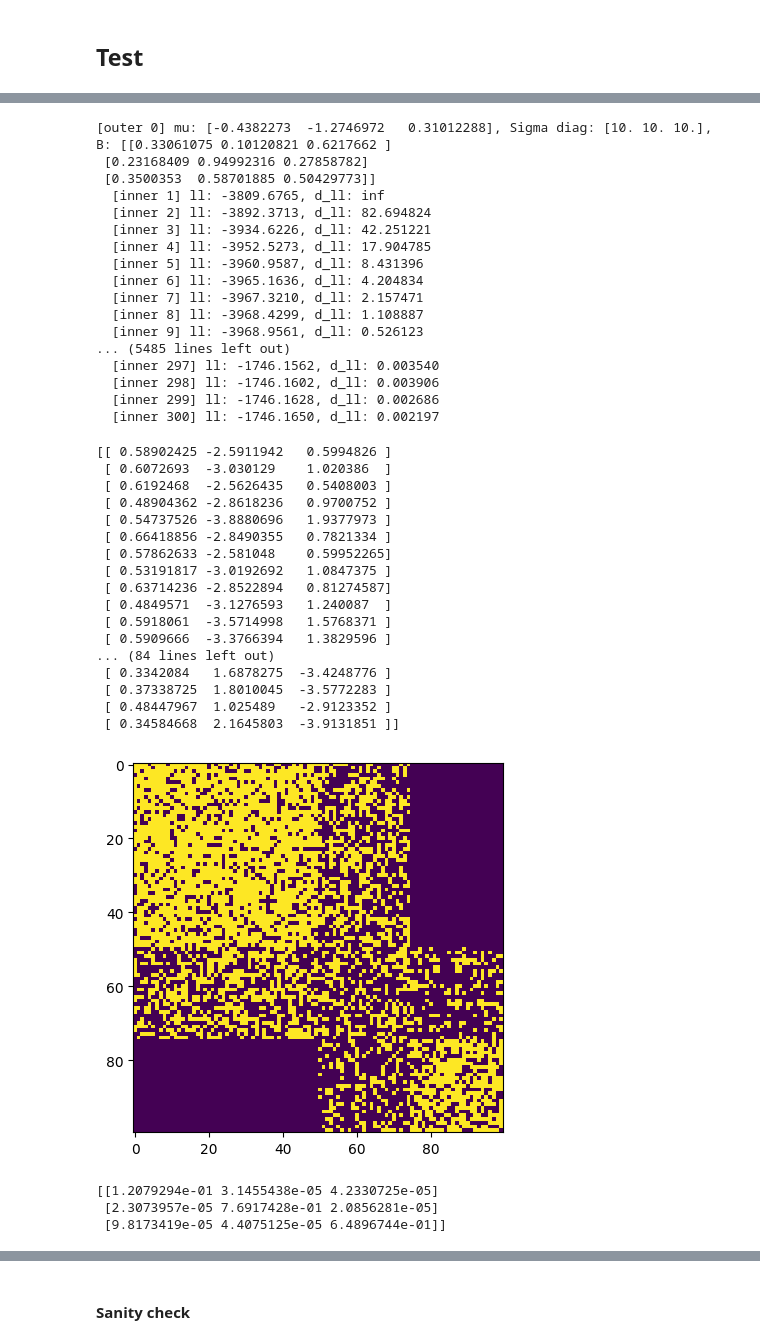
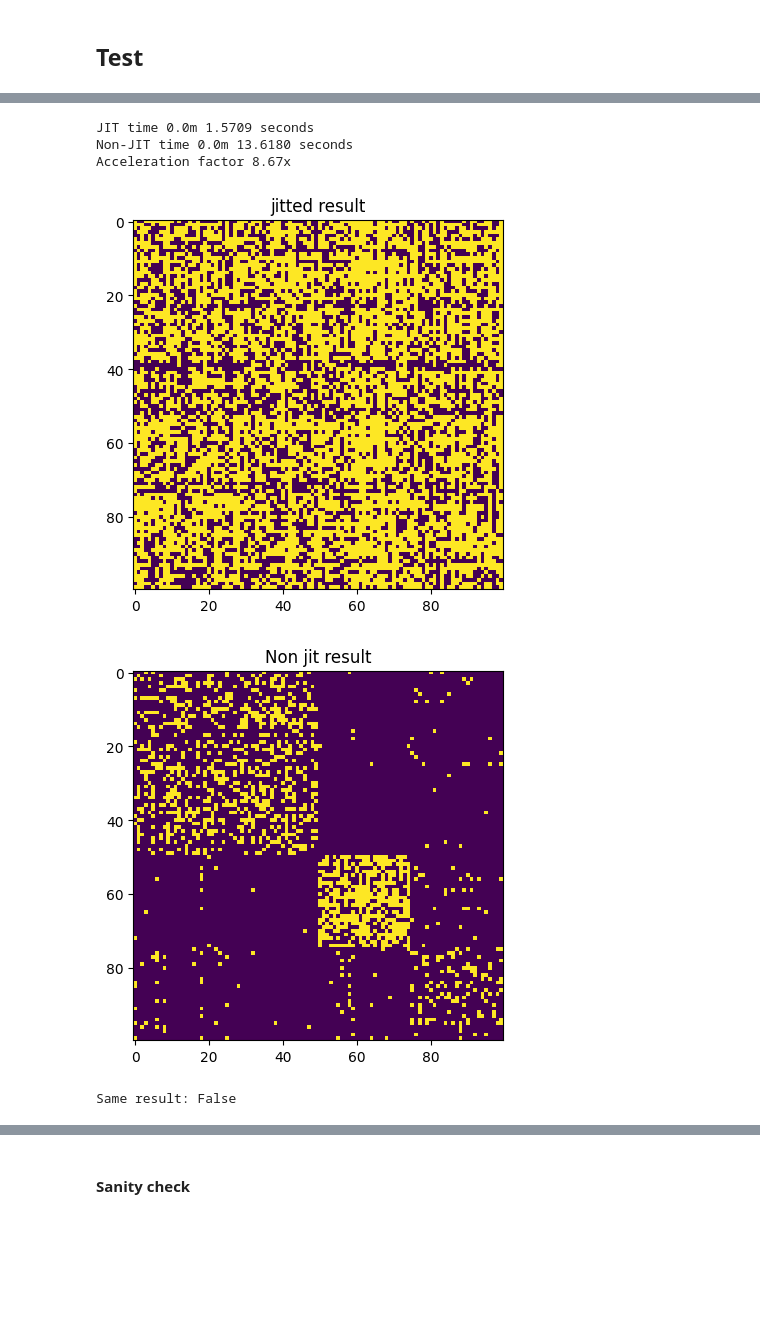
Before and after one commit to LaosAntreas/dMMSB, a Jupyter notebook: LNMMSB.ipynb, the cells around one changed output, grey strips where cells are left out. Saved outputs shown, nothing was run; the diff lists cells and outputs as text; code cells hidden in the pictures; blank space fills up the shorter version.

Commit message:
jit model add (needs fix)

```diff
--- a/LNMMSB.ipynb
+++ b/LNMMSB.ipynb
@@ -329,48 +331,40 @@ plt.show()
 # %%
-model = LNMMSB(nodes=100, roles=3, key=100)
-model.fit(E, verbose=True, max_inner_iters=300, max_outer_iters=20)
+import time
+start = time.time()
+model_jit = jit_LNMMSB(nodes=100, roles=3, key=43)
+model.fit(E, verbose=False, max_inner_iters=1000, max_outer_iters=1000)
+end = time.time()
+total_jit = end - start
+print(f"JIT time {total_jit // 60}m {total_jit % 60:.4f} seconds")
+
+start = time.time()
+model = LNMMSB(nodes=100, roles=3, key=43)
+model.fit(E, verbose=False, max_inner_iters=1000, max_outer_iters=1000)
+end = time.time()
+total_non_jit = end - start
+print(f"Non-JIT time {total_non_jit // 60}m {total_non_jit % 60:.4f} seconds")
+
+print(f"Acceleration factor {(total_non_jit / total_jit):.2f}x")
 # %% [output]
-[outer 0] mu: [-0.4382273  -1.2746972   0.31012288], Sigma diag: [10. 10. 10.], B: [[0.33061075 0.10120821 0.6217662 ]
- [0.23168409 0.94992316 0.27858782]
- [0.3500353  0.58701885 0.50429773]]
-  [inner 1] ll: -3809.6765, d_ll: inf
-  [inner 2] ll: -3892.3713, d_ll: 82.694824
-  [inner 3] ll: -3934.6226, d_ll: 42.251221
-  [inner 4] ll: -3952.5273, d_ll: 17.904785
-  [inner 5] ll: -3960.9587, d_ll: 8.431396
-  [inner 6] ll: -3965.1636, d_ll: 4.204834
-  [inner 7] ll: -3967.3210, d_ll: 2.157471
-  [inner 8] ll: -3968.4299, d_ll: 1.108887
-  [inner 9] ll: -3968.9561, d_ll: 0.526123
-... (5485 lines left out)
-  [inner 297] ll: -1746.1562, d_ll: 0.003540
-  [inner 298] ll: -1746.1602, d_ll: 0.003906
-  [inner 299] ll: -1746.1628, d_ll: 0.002686
-  [inner 300] ll: -1746.1650, d_ll: 0.002197
+JIT time 0.0m 1.5709 seconds
+Non-JIT time 0.0m 13.6180 seconds
+Acceleration factor 8.67x
 # %%
-print(model.gamma_tilde)
+
+E_sampled_jit = model_jit.generate_graph()
+plt.figure()
+plt.title("jitted result")
+plt.imshow(E_sampled_jit)
+plt.show()
+
 E_sampled = model.generate_graph()
+plt.figure()
+plt.title("Non jit result")
 plt.imshow(E_sampled)
 plt.show()
+
+print("Same result:", jnp.array_equal(E_sampled, E_sampled_jit))
 # %% [output]
+[figure, new version]
+[figure, added]
-[[ 0.58902425 -2.5911942   0.5994826 ]
- [ 0.6072693  -3.030129    1.020386  ]
- [ 0.6192468  -2.5626435   0.5408003 ]
- [ 0.48904362 -2.8618236   0.9700752 ]
- [ 0.54737526 -3.8880696   1.9377973 ]
- [ 0.66418856 -2.8490355   0.7821334 ]
- [ 0.57862633 -2.581048    0.59952265]
- [ 0.53191817 -3.0192692   1.0847375 ]
- [ 0.63714236 -2.8522894   0.81274587]
- [ 0.4849571  -3.1276593   1.240087  ]
- [ 0.5918061  -3.5714998   1.5768371 ]
- [ 0.5909666  -3.3766394   1.3829596 ]
-... (84 lines left out)
- [ 0.3342084   1.6878275  -3.4248776 ]
- [ 0.37338725  1.8010045  -3.5772283 ]
- [ 0.48447967  1.025489   -2.9123352 ]
- [ 0.34584668  2.1645803  -3.9131851 ]]
+Same result: False
-[figure, old version]
-[[1.2079294e-01 3.1455438e-05 4.2330725e-05]
- [2.3073957e-05 7.6917428e-01 2.0856281e-05]
- [9.8173419e-05 4.4075125e-05 6.4896744e-01]]
```
Also changed, not shown: parts of 3 cells of this notebook, 1 other file.
